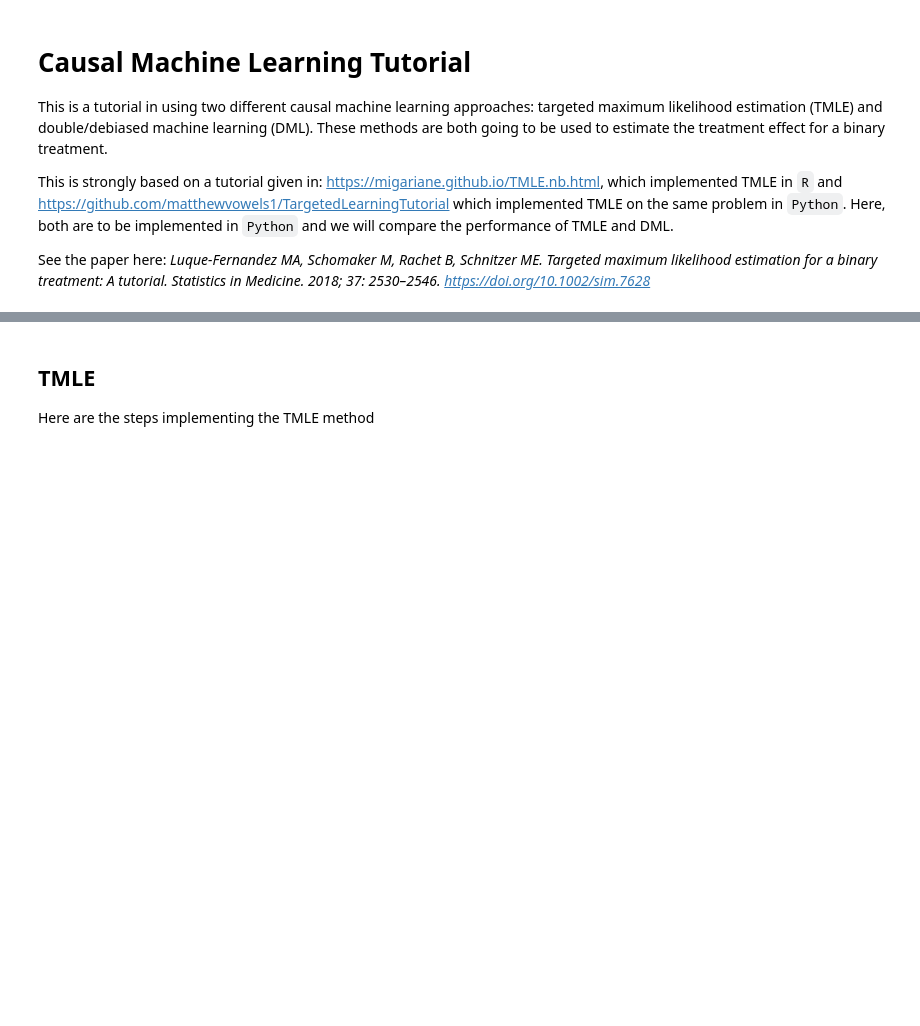
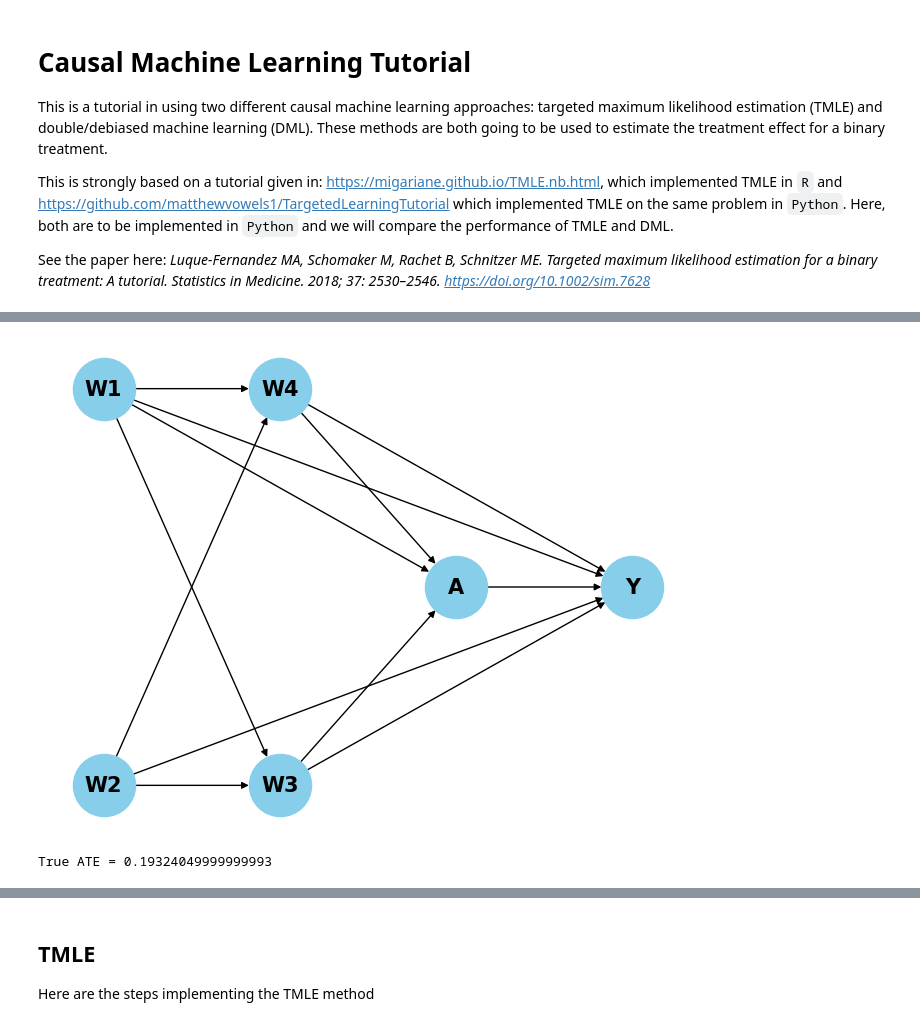
Before and after one commit to griffinfarrow/causal_learning_tutorial, a Jupyter notebook: tutorial.ipynb, the cells around one changed output, grey strips where cells are left out. Drawn from its saved outputs; the diff is of its cells as text; code cells hidden in the pictures; blank space fills up the shorter version.

```diff
--- a/tutorial.ipynb
+++ b/tutorial.ipynb
@@ -17,3 +29,33 @@ Causal ML is about inferring parameters of some data generating function. We cop
+# %%
+G = nx.DiGraph()
+# Add edges
+edges = [\
+        ('W2', 'W3'), ('W2', 'W4'), ('W2', 'Y'), \
+        ('W3', 'A'), ('W3', 'Y'), \
+        ('W1', 'W3'), ('W1', 'A'), ('W1', 'Y'), ('W1', 'W4'), \
+        ('W4', 'A'), ('W4', 'Y'), \
+        ('A', 'Y')]
+
+G.add_edges_from(edges)
+
+# Assign layers for multipartite layout (optional, improves clarity)
+for node in G.nodes:
+    if ((node == 'W1') or (node == 'W2')):
+        G.nodes[node]['layer'] = 0
+    elif ((node == 'W3') or (node == 'W4')):
+        G.nodes[node]['layer'] = 1
+    elif node == 'A':
+        G.nodes[node]['layer'] = 2
+    elif node == 'Y':
+        G.nodes[node]['layer'] = 3
+
+# Use multipartite layout
+pos = nx.multipartite_layout(G, subset_key="layer")
+
+nx.draw(G, pos, with_labels=True, node_size=2000, node_color="skyblue", font_size=15, font_color="black", font_weight="bold")
+plt.show()
+# %% [output]
+[figure, added]
 # %%
 def sigmoid(x):
     return 1/(1 + np.exp(-x))
@@ -44,0 +94,7 @@ def generate_data(n):
+# %%
+true_EY1 = df['Y1'].mean()
+true_EY0 = df['Y0'].mean()
+true_ATE = true_EY1-true_EY0
+print(f'True ATE = {true_ATE}')
+# %% [output]
+True ATE = 0.19324049999999993
```
Also changed, not shown: parts of 25 cells of this notebook.
